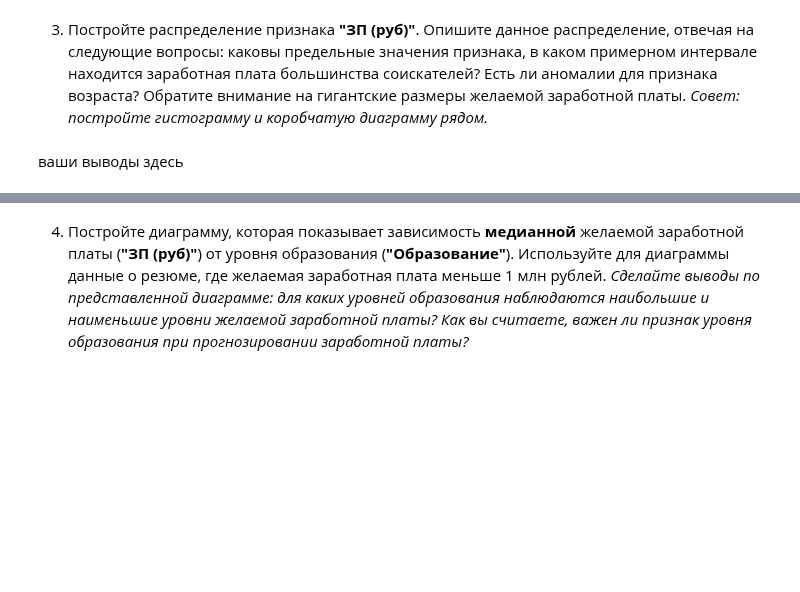
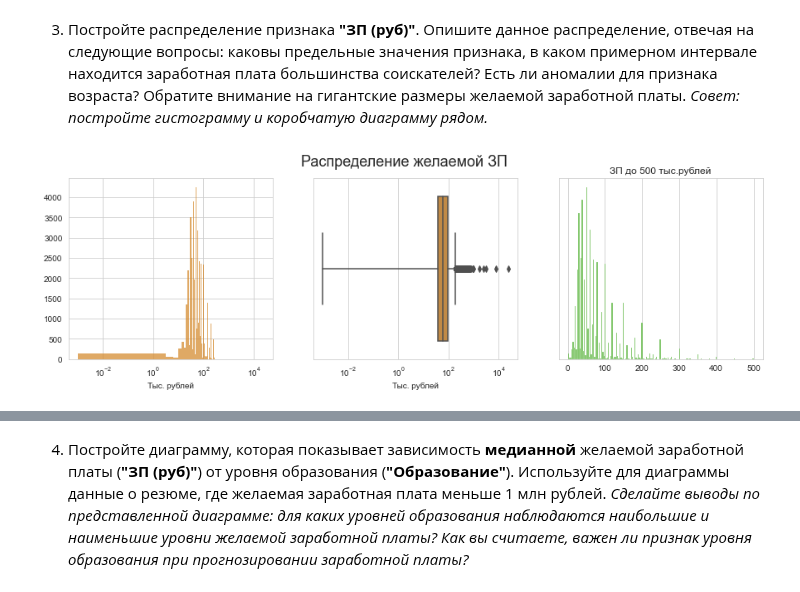
Before and after one commit to evpozdniakov/ds_projects, a Jupyter notebook: project1/hh.ipynb, the cells around one changed output, grey strips where cells are left out. Drawn from its saved outputs; the diff is of its cells as text; code cells hidden in the pictures; blank space fills up the shorter version.

```diff
--- a/project1/hh.ipynb
+++ b/project1/hh.ipynb
@@ -845,2 +842,24 @@ ax[1].set_xticks(range(0, 1201, 100));
-# %% [markdown]
-ваши выводы здесь
+# %%
+fig, ax = figax('salary', figsize=(15, 4), rowcol=(1, 3))
+
+data = hh['ЗП (руб)'] / 1000
+
+sns.histplot(ax=ax[0], data=data, color=colors[0])
+sns.boxplot(ax=ax[1], data=data, orient='h', color=colors[0])
+sns.histplot(ax=ax[2], data=data[data <= 500], color=colors[2])
+
+fig.suptitle('Распределение желаемой ЗП', fontsize=18)
+
+ax[0].set_xscale('log')
+ax[0].set_xlabel('Тыс. рублей')
+ax[0].set_ylabel('')
+ax[1].set_xscale('log')
+ax[1].set_xlabel('Тыс. рублей')
+ax[1].set_yticks([])
+ax[2].set_title('ЗП до 500 тыс.рублей')
+ax[2].set_xlabel('')
+ax[2].set_ylabel('')
+ax[2].set_yticks([])
+ax[2].set_xticks(range(0, 501, 100));
+# %% [output]
+[figure, added]
```
Also changed, not shown: parts of 12 cells of this notebook.
